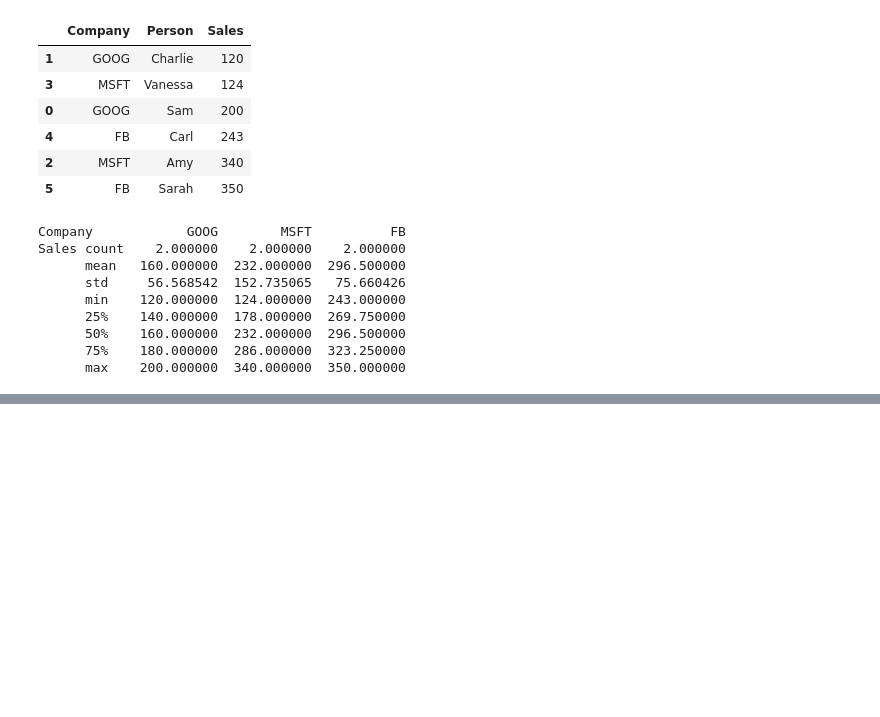
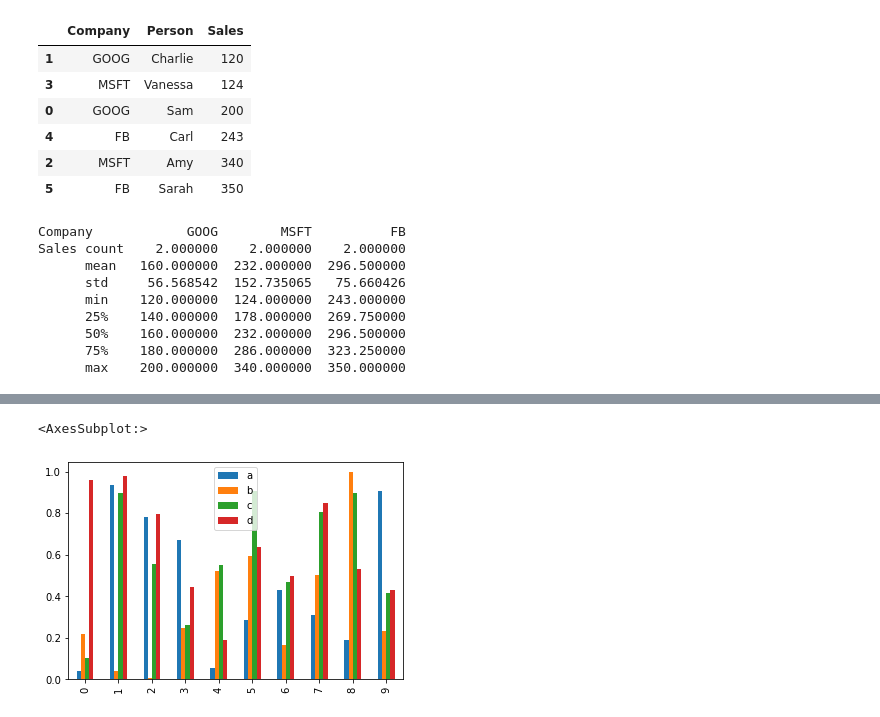
Before and after one commit to luiul/tsa, a Jupyter notebook: course-nb/02-pandas.ipynb, the cells around one changed output, grey strips where cells are left out. Saved outputs shown, nothing was run; the diff lists cells and outputs as text; code cells hidden in the pictures; blank space fills up the shorter version.

```diff
--- a/course-nb/02-pandas.ipynb
+++ b/course-nb/02-pandas.ipynb
@@ -270,0 +386,5 @@ Sales count    2.000000    2.000000    2.000000
+# %%
+df2.plot.bar()
+# %% [output]
+<AxesSubplot:>
+[figure, added]
```
Also changed, not shown: parts of 59 cells of this notebook, 1 other file.
